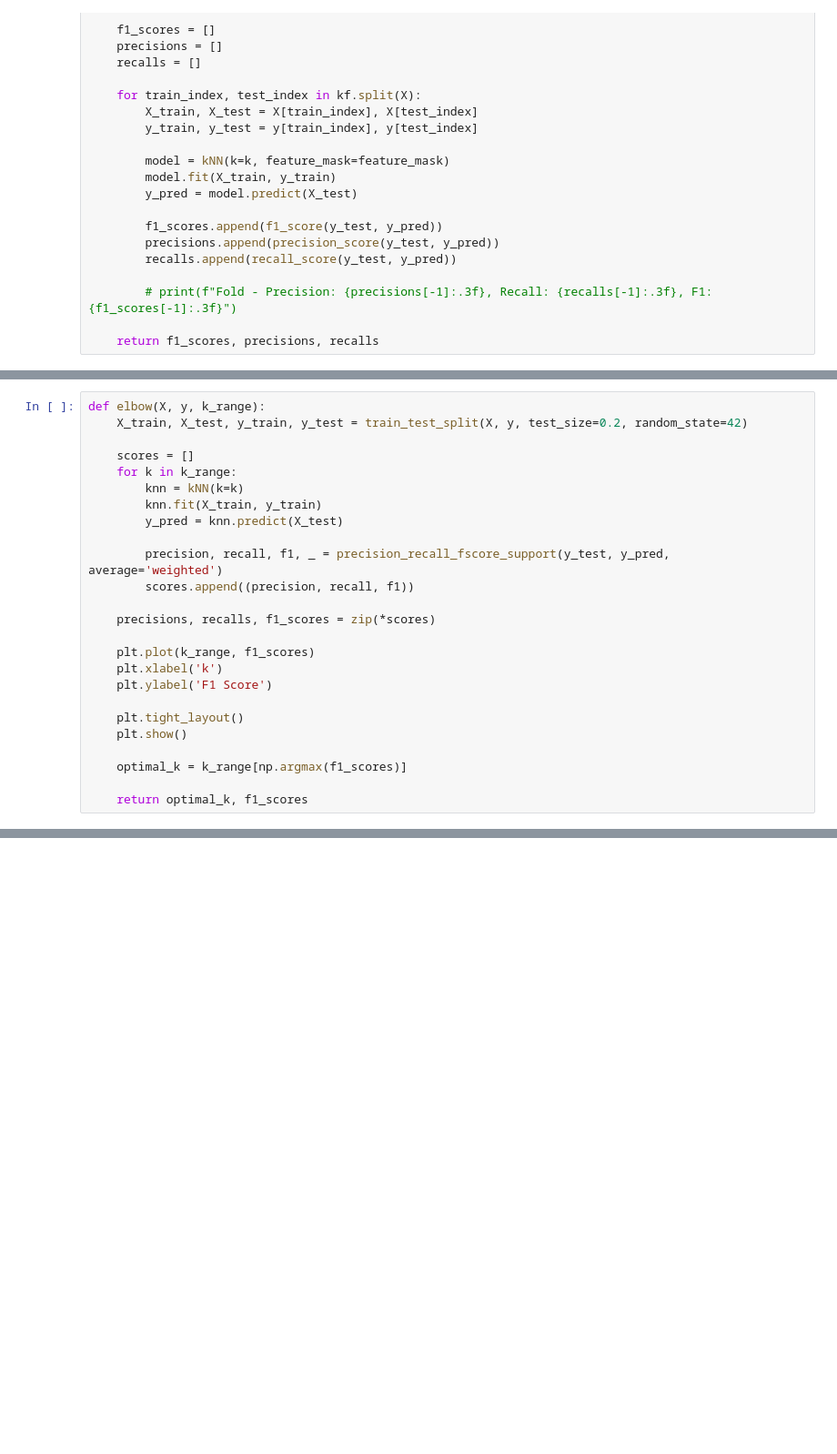
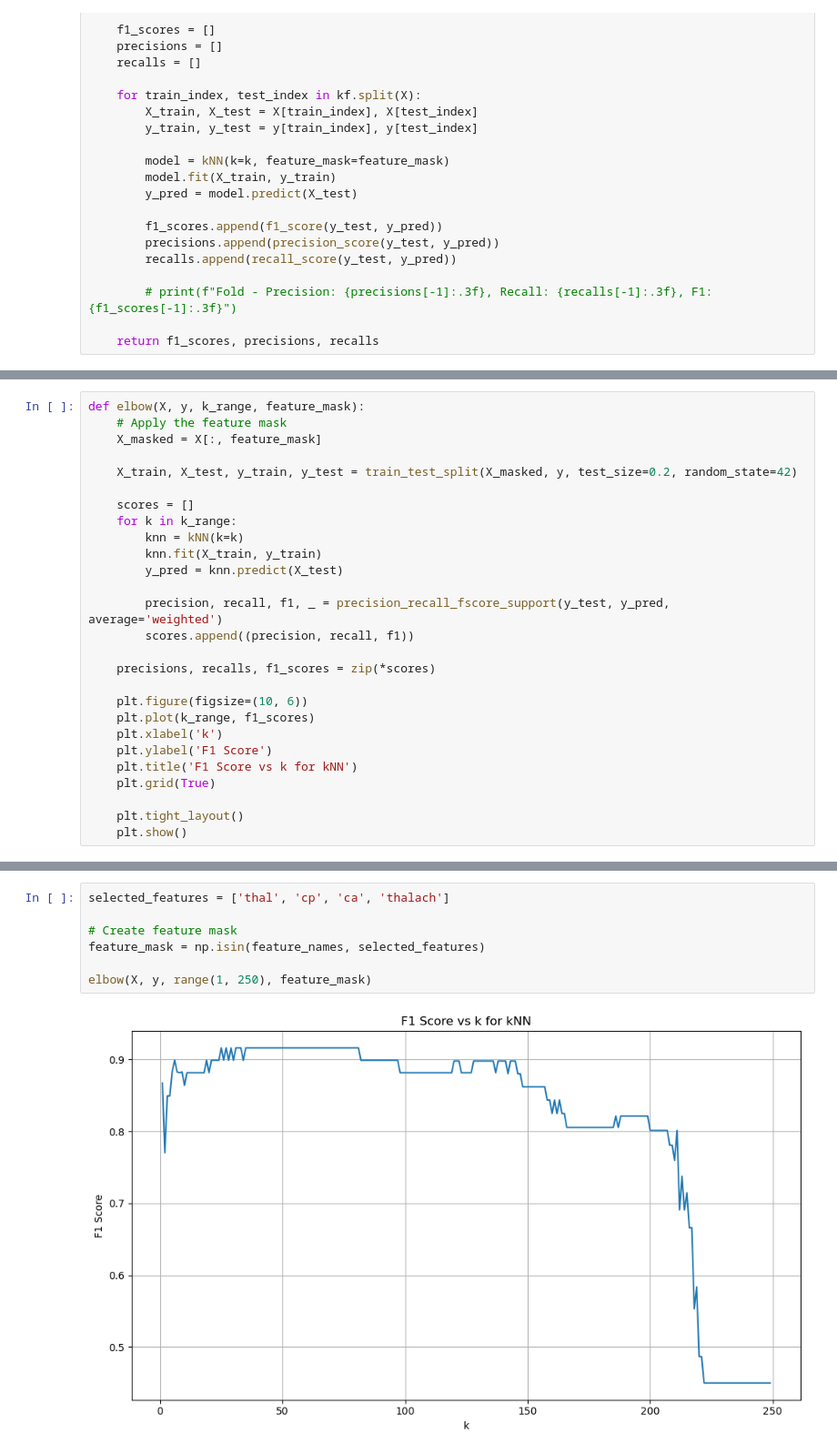
Before and after one commit to m6urns/project4-knn-cs5830, a Jupyter notebook: project4-fix.ipynb, the cells around one changed output, grey strips where cells are left out. Shown: that part at 91% size. Saved outputs shown, nothing was run; the diff lists cells and outputs as text; blank space fills up the shorter version.

Commit message:
Manual k selection based on elbow method, manual feature selections based on feature importance

```diff
--- a/project4-fix.ipynb
+++ b/project4-fix.ipynb
@@ -107,6 +88,9 @@ dtype: float64
 # %%
-def elbow(X, y, k_range):
-    X_train, X_test, y_train, y_test = train_test_split(X, y, test_size=0.2, random_state=42)
+def elbow(X, y, k_range, feature_mask):
+    # Apply the feature mask
+    X_masked = X[:, feature_mask]
+
+    X_train, X_test, y_train, y_test = train_test_split(X_masked, y, test_size=0.2, random_state=42)
 
     scores = []
     for k in k_range:
@@ -119,13 +103,12 @@ def elbow(X, y, k_range):
 
     precisions, recalls, f1_scores = zip(*scores)
 
+    plt.figure(figsize=(10, 6))
     plt.plot(k_range, f1_scores)
     plt.xlabel('k')
     plt.ylabel('F1 Score')
+    plt.title('F1 Score vs k for kNN')
+    plt.grid(True)
 
     plt.tight_layout()
     plt.show()
-
-    optimal_k = k_range[np.argmax(f1_scores)]
-
-    return optimal_k, f1_scores
@@ -141 +138,10 @@ Best F1 Score: 0.899
+# %%
+selected_features = ['thal', 'cp', 'ca', 'thalach']
+
+# Create feature mask
+feature_mask = np.isin(feature_names, selected_features)
+
+elbow(X, y, range(1, 250), feature_mask)
+# %% [output]
+[figure, added]
 # %%
```
Also changed, not shown: parts of 6 cells of this notebook.
